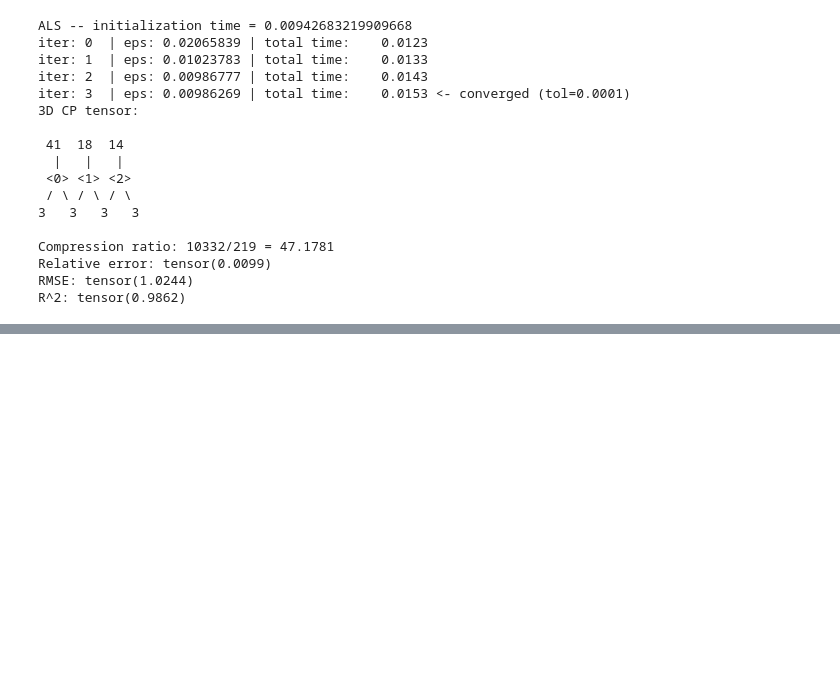
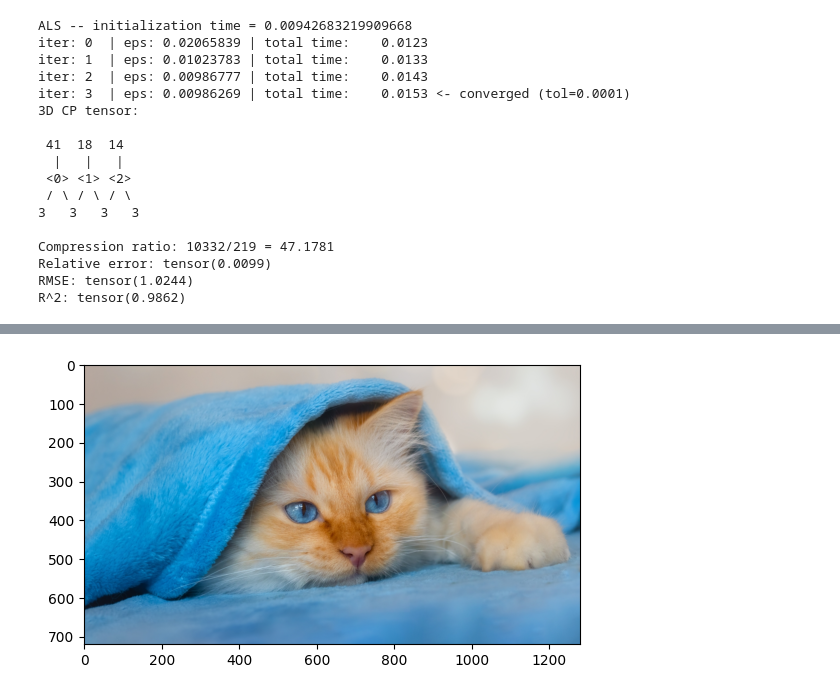
Before and after one commit to Ulycecc/project_nla, a Jupyter notebook: project_2/project2.ipynb, the cells around one changed output, grey strips where cells are left out. Saved outputs shown, nothing was run; the diff lists cells and outputs as text; code cells hidden in the pictures; blank space fills up the shorter version.

```diff
--- a/project_2/project2.ipynb
+++ b/project_2/project2.ipynb
@@ -195,0 +226,12 @@ plt.close(fig)
+# %%
+from PIL import Image
+import torchvision.transforms as transforms
+pilImg = Image.open('pict2.jpg')
+tensorImg = transforms.PILToTensor()(pilImg)
+tensorWork = tensorImg/256
+# %%
+ImPlot = tensorImg.numpy().transpose([1, 2, 0])
+plt.imshow(ImPlot)
+plt.show()
+# %% [output]
+[figure, added]
```
Also changed, not shown: parts of 7 cells of this notebook.
